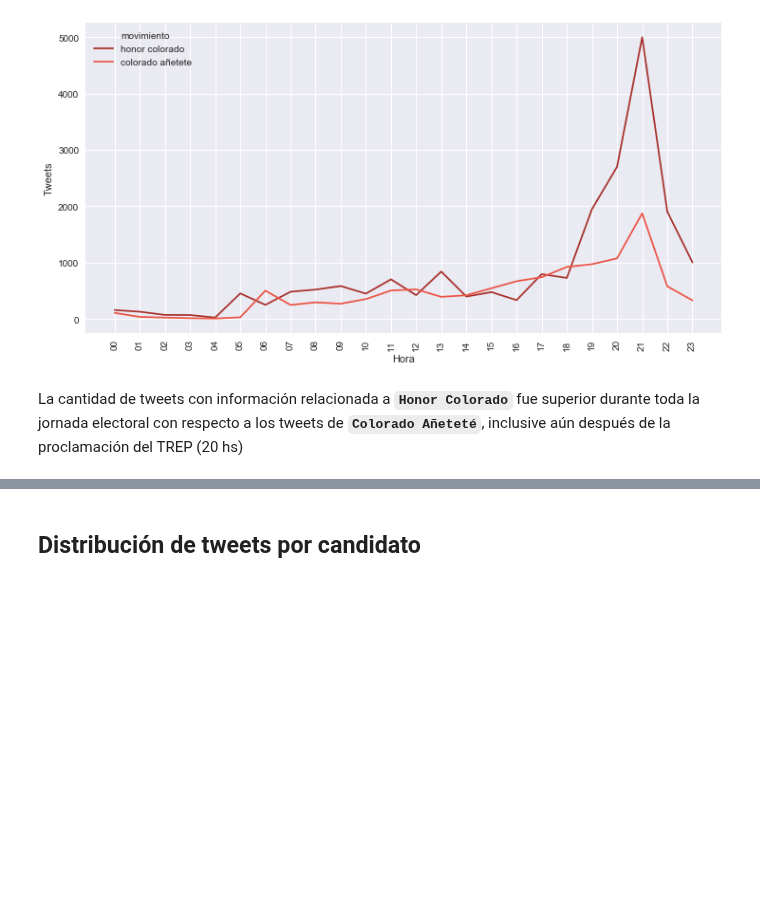
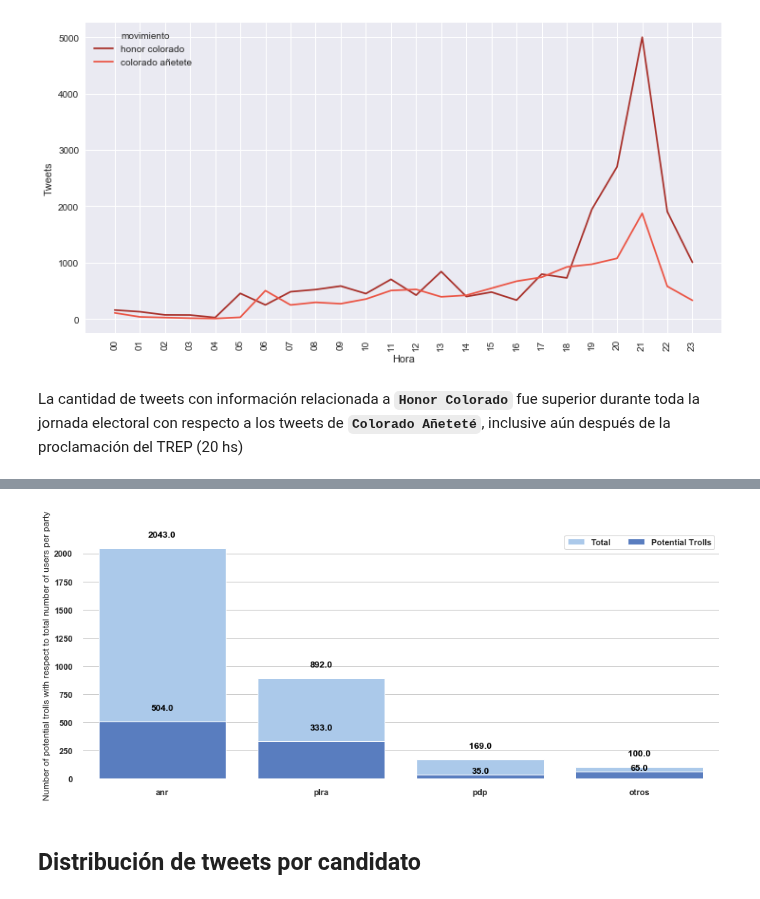
Before and after one commit to ParticipaPY/politic-bots, a Jupyter notebook: reports/notebooks/bots_politicos_generales_2018.ipynb, the cells around one changed output, grey strips where cells are left out. Cells and saved outputs as stored; diff of their text form; code cells hidden in the pictures; blank space fills up the shorter version.

```diff
--- a/reports/notebooks/bots_politicos_generales_2018.ipynb
+++ b/reports/notebooks/bots_politicos_generales_2018.ipynb
@@ -593,3 +870,57 @@ La cantidad de tweets con información relacionada a **`Honor Colorado`** fue su
+# %%
+trolls_anr = dbu.search({ "party": { "$eq": "anr" }, "most_interacted_party": {"$ne": "anr"} })
+trolls_plra = dbu.search({ "party": { "$eq": "plra" }, "most_interacted_party": {"$ne": "plra"} })
+trolls_pdp = dbu.search({ "party": { "$eq": "pdp" }, "most_interacted_party": {"$ne": "pdp"} })
+trolls_ganar = dbu.search({ "party": { "$eq": "ganar" }, "most_interacted_party": {"$ne": "ganar"} })
+trolls_hagamos = dbu.search({ "party": { "$eq": "hagamos" }, "most_interacted_party": {"$ne": "hagamos"} })
+
+
+trolls_otros = trolls_ganar.count() + trolls_hagamos.count()
+# %%
+
+trolls_por_partido = pd.DataFrame({
+    'Partido': ['anr', 'plra', 'pdp', 'otros'],
+    'Potential Trolls': [trolls_anr.count(), trolls_plra.count(), trolls_pdp.count(), trolls_otros]
+}, index=['anr', 'plra', 'pdp', 'otros'])
+
+
+sns.set(style="whitegrid")
+
+# Initialize the matplotlib figure
+f, ax = plt.subplots(figsize=(15, 6))
+
+# Plot total tweets
+sns.set_color_codes("pastel")
+sns.barplot(x="Partido", y="Tuiteros", data=tuiteros_por_partido,
+            label="Total", color="b")
+
+# Plot original tweets
+sns.set_color_codes("muted")
+sns.barplot(x="Partido", y="Potential Trolls", data=trolls_por_partido,
+            label="Potential Trolls", color="b")
+
+# Add a legend and informative axis label
+ax.legend(ncol=2, loc="upper right", frameon=True)
+ax.set(ylim=(0, 2200), xlabel="",
+       ylabel="Number of potential trolls with respect to total number of users per party")
+
+# Annotate axis = seaborn axis
+for p in ax.patches:
+    height = p.get_height()
+    if height<100:
+        ax.text(p.get_x()+p.get_width()/2,
+            height+10,
+            '{0}'.format(height),
+            ha="center",fontsize=12, color='black')
+    else:
+        ax.text(p.get_x()+p.get_width()/2,
+                height+100,
+                '{0}'.format(height),
+                ha="center",fontsize=12, color='black')
+
+sns.despine(left=True, bottom=True)
+# %% [output]
+[figure, added]
 # %% [markdown]
 ## Distribución de tweets por candidato
 # %% [markdown]
```
Also changed, not shown: parts of 49 cells of this notebook.
